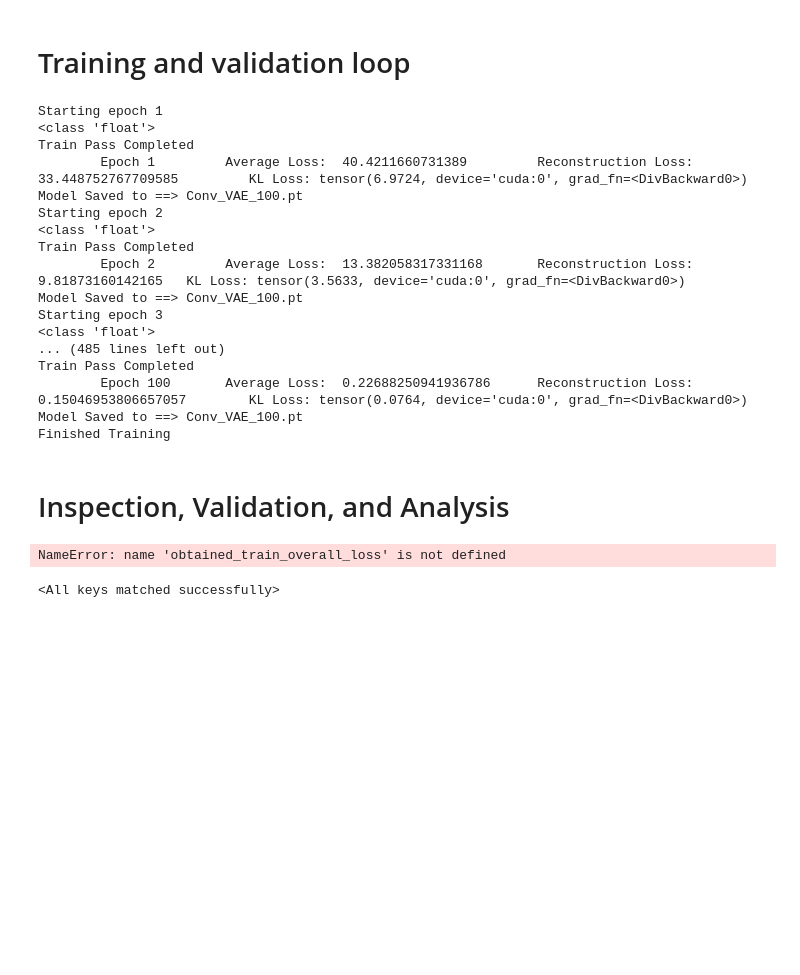
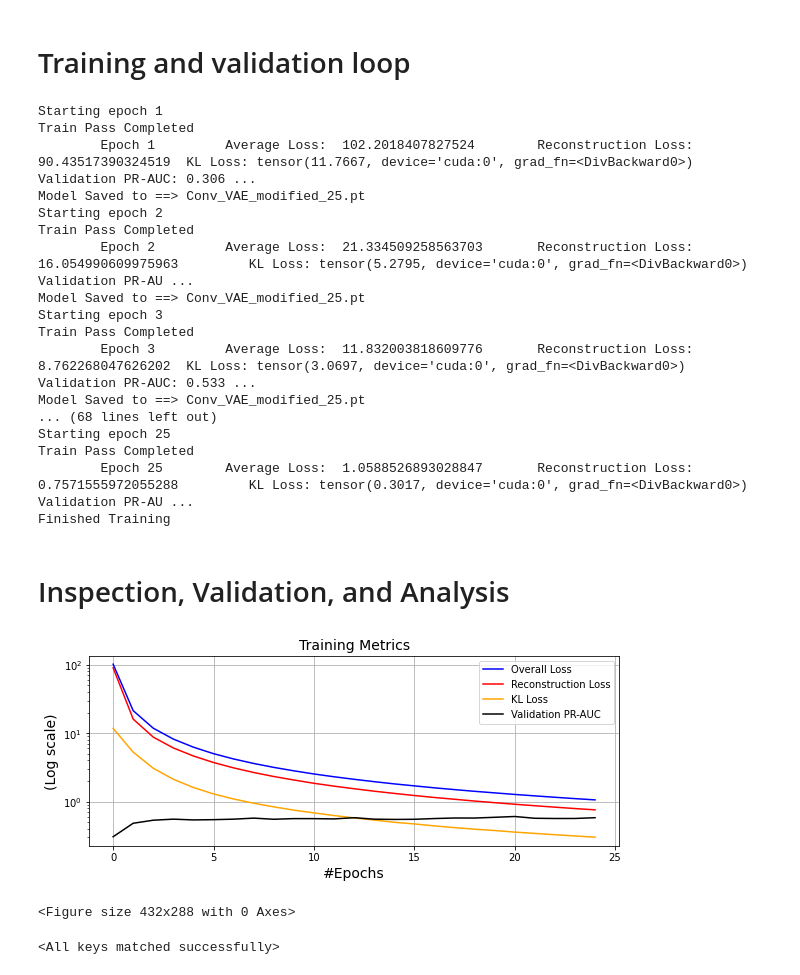
Before and after one commit to a-moharil/2AMM10-Group7, a Jupyter notebook: Assignment 4/assignment_4_anomaly_detection.ipynb, the cells around one changed output. Saved outputs shown, nothing was run; the diff lists cells and outputs as text; code cells hidden in the pictures; blank space fills up the shorter version.

```diff
--- a/Assignment 4/assignment_4_anomaly_detection.ipynb
+++ b/Assignment 4/assignment_4_anomaly_detection.ipynb
@@ -106,9 +105,12 @@ class GeneralDataset(Dataset):
 # %%
 #Create the dataloaders
 train_dataset = TrainDataset(train_data)
-train_dataloader = DataLoader(dataset=train_dataset, batch_size= 10)
-test_dataset = GeneralDataset(test_set,test_labels)
-test_dataloader = DataLoader(dataset=test_dataset, batch_size= 8)
+train_dataloader = DataLoader(dataset=train_dataset, batch_size= 260)
+val_dataset = GeneralDataset(val_rep_data,val_rep_labels)
+val_dataloader = DataLoader(dataset=val_dataset, batch_size= 4)
+
+test_dataset = GeneralDataset(test_rep_data,test_rep_labels)
+test_dataloader = DataLoader(dataset=test_dataset, batch_size= 4)
 # %%
 def show_images(x, ncols=10):
     """ plots first ncols images in a batch """
@@ -472,40 +489,41 @@ import torch.optim as optim
 
 device = "cuda:0"
 
-encoder = ConvEncoder(input_dim = 32*32, hidden_dim = 500, latent_dim = 5).cuda()
-decoder = ConvDecoder(hidden_dim = 500, latent_dim = 5, output_dim = 32*32).cuda()
+encoder = ConvEncoder(input_dim = 32*32, hidden_dim = 500, latent_dim = 10).cuda()
+decoder = ConvDecoder(hidden_dim = 500, latent_dim = 10, output_dim = 32*32).cuda()
 
 conv_vae = ConvVAE(encoder = encoder, decoder = decoder).cuda()
 
-optimizer = optim.Adam(conv_vae.parameters(), lr = 3e-4)
-save_name = f'Conv_VAE_100.pt'
-epochs = 100
-obtained_train_overall_loss, obtained_train_recons_loss, obtained_train_kl_loss = train_conv(conv_vae, train_dataloader,
-                                                                                        epochs , save_name )
+optimizer = optim.Adam(conv_vae.parameters(), lr = 6e-4)
+save_name = f'Conv_VAE_modified_25.pt'
+epochs = 25
+obtained_train_overall_loss, obtained_train_recons_loss, obtained_train_kl_loss,val_pr_aucs = train_conv(conv_vae, train_dataloader,
+
+                                                                                        val_dataloader,epochs , save_name )
 # %% [output]
 Starting epoch 1
-<class 'float'>
 Train Pass Completed
-        Epoch 1         Average Loss:  40.4211660731389         Reconstruction Loss: 33.448752767709585         KL Loss: tensor(6.9724, device='cuda:0', grad_fn=<DivBackward0>)
-Model Saved to ==> Conv_VAE_100.pt
+        Epoch 1         Average Loss:  102.2018407827524        Reconstruction Loss: 90.43517390324519  KL Loss: tensor(11.7667, device='cuda:0', grad_fn=<DivBackward0>)       Validation PR-AUC: 0.306 ...
+Model Saved to ==> Conv_VAE_modified_25.pt
 Starting epoch 2
-<class 'float'>
 Train Pass Completed
-        Epoch 2         Average Loss:  13.382058317331168       Reconstruction Loss: 9.81873160142165   KL Loss: tensor(3.5633, device='cuda:0', grad_fn=<DivBackward0>)
-Model Saved to ==> Conv_VAE_100.pt
+        Epoch 2         Average Loss:  21.334509258563703       Reconstruction Loss: 16.054990609975963         KL Loss: tensor(5.2795, device='cuda:0', grad_fn=<DivBackward0>)        Validation PR-AU ...
+Model Saved to ==> Conv_VAE_modified_25.pt
 Starting epoch 3
-<class 'float'>
-... (485 lines left out)
 Train Pass Completed
-        Epoch 100       Average Loss:  0.22688250941936786      Reconstruction Loss: 0.15046953806657057        KL Loss: tensor(0.0764, device='cuda:0', grad_fn=<DivBackward0>)
-Model Saved to ==> Conv_VAE_100.pt
+        Epoch 3         Average Loss:  11.832003818609776       Reconstruction Loss: 8.762268047626202  KL Loss: tensor(3.0697, device='cuda:0', grad_fn=<DivBackward0>)        Validation PR-AUC: 0.533 ...
+Model Saved to ==> Conv_VAE_modified_25.pt
+... (68 lines left out)
+Starting epoch 25
+Train Pass Completed
+        Epoch 25        Average Loss:  1.0588526893028847       Reconstruction Loss: 0.7571555972055288         KL Loss: tensor(0.3017, device='cuda:0', grad_fn=<DivBackward0>)        Validation PR-AU ...
 Finished Training
 # %% [markdown]
 # Inspection, Validation, and Analysis
 # %%
 # Inspect, validate, and analyse your trained model
 # %%
-def create_loss_plot(obtained_train_overall_loss, obtained_train_recons_loss, obtained_train_kl_loss,model_name,num_epochs,log_scale=True):
+def create_loss_plot(obtained_train_overall_loss, obtained_train_recons_loss, obtained_train_kl_loss,model_name,num_epochs,val_pr_aucs,log_scale=True):
     # converted_overall_loss = [tensor.detach().item() for tensor in obtained_train_overall_loss]
     # converted_reconstruction_loss = [tensor.detach().item() for tensor in obtained_train_recons_loss]
     converted_kl_loss = [tensor.detach().item() for tensor in obtained_train_kl_loss]
@@ -514,9 +532,10 @@ def create_loss_plot(obtained_train_overall_loss, obtained_train_recons_loss, ob
     plt.plot(range(0,num_epochs),obtained_train_overall_loss, label = "Overall Loss", color = "blue")
     plt.plot(range(0,num_epochs),obtained_train_recons_loss, label = "Reconstruction Loss", color = "red")
     plt.plot(range(0,num_epochs),converted_kl_loss, label = "KL Loss", color = "orange")
+    plt.plot(range(0,num_epochs),val_pr_aucs, label = "Validation PR-AUC", color = "black")
 
 
-    plt.title('Loss Vs Epochs {Training}', fontsize=14)
+    plt.title('Training Metrics', fontsize=14)
     plt.xlabel('#Epochs', fontsize=14)
     plt.grid(True)
     plt.legend()
@@ -524,7 +543,7 @@ def create_loss_plot(obtained_train_overall_loss, obtained_train_recons_loss, ob
     if log_scale:
         scale = '_log'
         plt.yscale("log")
-        plt.ylabel('Loss (Log scale)', fontsize=14)
+        plt.ylabel('(Log scale)', fontsize=14)
     else:
         plt.ylabel('Loss', fontsize=14)
 
@@ -533,9 +552,10 @@ def create_loss_plot(obtained_train_overall_loss, obtained_train_recons_loss, ob
     fig = plt.gcf()
 # %%
 #Plot for ConvVAE
-create_loss_plot(obtained_train_overall_loss, obtained_train_recons_loss, obtained_train_kl_loss,"ConvVAE",epochs,log_scale=True)
+create_loss_plot(obtained_train_overall_loss, obtained_train_recons_loss, obtained_train_kl_loss,"ConvVAE",epochs,val_pr_aucs,log_scale=True)
 # %% [output]
+[figure, added]
-NameError: name 'obtained_train_overall_loss' is not defined
+<Figure size 432x288 with 0 Axes>
 # %%
 from sklearn.metrics import roc_curve, precision_recall_curve, auc
 def anomaly_detection_evaluation(model, test_loader,device='cpu'):
```
Also changed, not shown: parts of 10 cells of this notebook, 2 other files.
